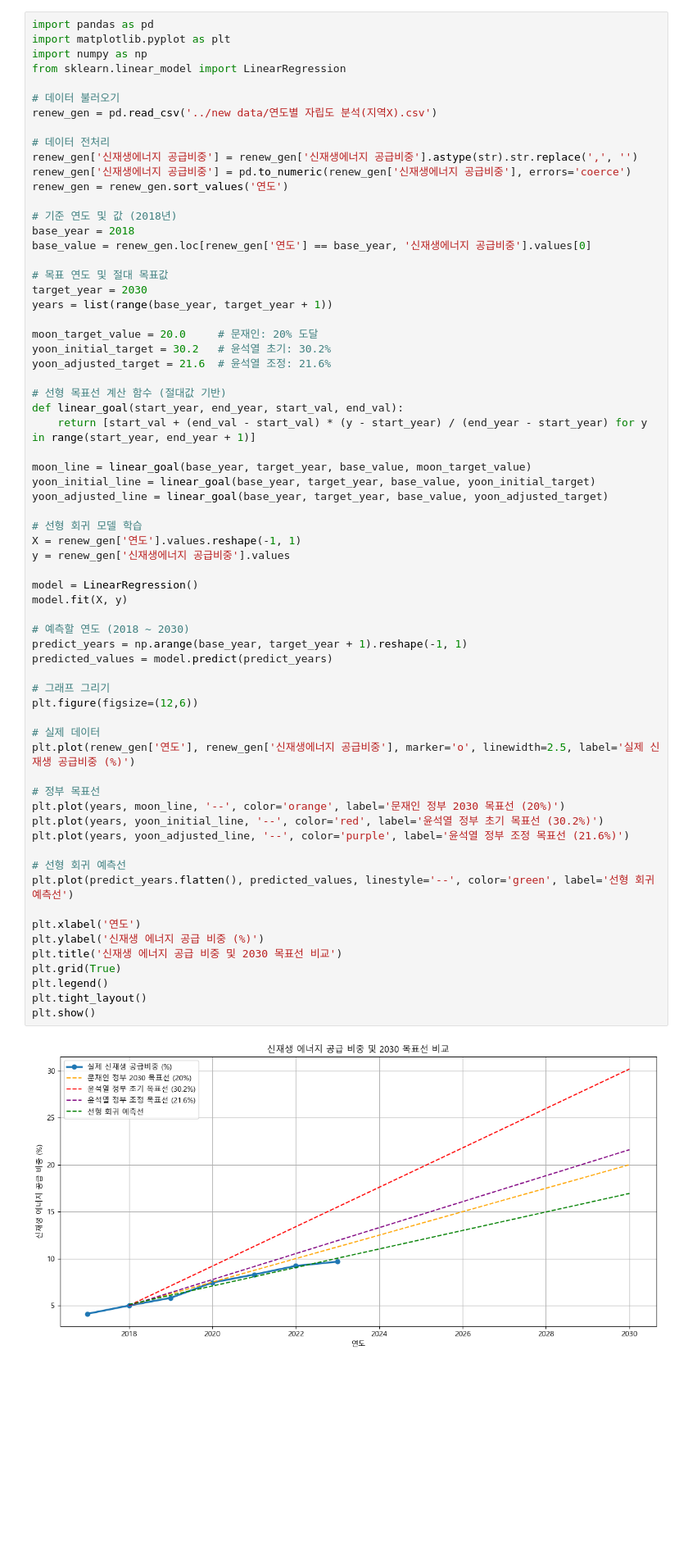
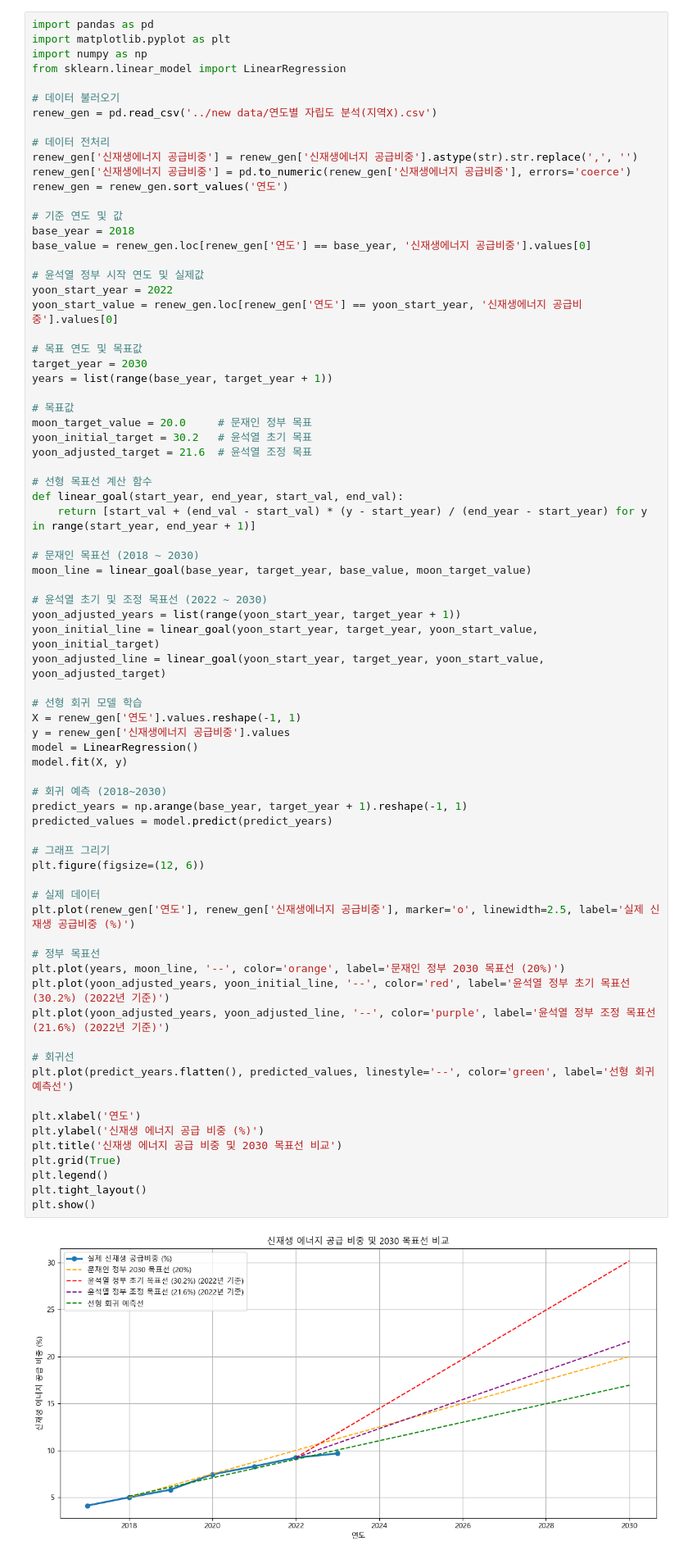
Before and after one commit to TansoZero-Org/TansoZero-Data, a Jupyter notebook: DataMining/정책별_현황.ipynb, the cells around one changed output. Shown at 82% size. Saved outputs shown, nothing was run; the diff lists cells and outputs as text; blank space fills up the shorter version.

```diff
--- a/DataMining/정책별_현황.ipynb
+++ b/DataMining/정책별_현황.ipynb
@@ -209,60 +303,68 @@ renew_gen['신재생에너지 공급비중'] = renew_gen['신재생에너지 공
 renew_gen['신재생에너지 공급비중'] = pd.to_numeric(renew_gen['신재생에너지 공급비중'], errors='coerce')
 renew_gen = renew_gen.sort_values('연도')
 
-# 기준 연도 및 값 (2018년)
+# 기준 연도 및 값
 base_year = 2018
 base_value = renew_gen.loc[renew_gen['연도'] == base_year, '신재생에너지 공급비중'].values[0]
 
-# 목표 연도 및 절대 목표값
+# 윤석열 정부 시작 연도 및 실제값
+yoon_start_year = 2022
+yoon_start_value = renew_gen.loc[renew_gen['연도'] == yoon_start_year, '신재생에너지 공급비중'].values[0]
+
+# 목표 연도 및 목표값
 target_year = 2030
 years = list(range(base_year, target_year + 1))
 
-moon_target_value = 20.0     # 문재인: 20% 도달
-yoon_initial_target = 30.2   # 윤석열 초기: 30.2%
-yoon_adjusted_target = 21.6  # 윤석열 조정: 21.6%
+# 목표값
+moon_target_value = 20.0     # 문재인 정부 목표
+yoon_initial_target = 30.2   # 윤석열 초기 목표
+yoon_adjusted_target = 21.6  # 윤석열 조정 목표
 
-# 선형 목표선 계산 함수 (절대값 기반)
+# 선형 목표선 계산 함수
 def linear_goal(start_year, end_year, start_val, end_val):
     return [start_val + (end_val - start_val) * (y - start_year) / (end_year - start_year) for y in range(start_year, end_year + 1)]
 
+# 문재인 목표선 (2018 ~ 2030)
 moon_line = linear_goal(base_year, target_year, base_value, moon_target_value)
-yoon_initial_line = linear_goal(base_year, target_year, base_value, yoon_initial_target)
-yoon_adjusted_line = linear_goal(base_year, target_year, base_value, yoon_adjusted_target)
+
+# 윤석열 초기 및 조정 목표선 (2022 ~ 2030)
+yoon_adjusted_years = list(range(yoon_start_year, target_year + 1))
+yoon_initial_line = linear_goal(yoon_start_year, target_year, yoon_start_value, yoon_initial_target)
+yoon_adjusted_line = linear_goal(yoon_start_year, target_year, yoon_start_value, yoon_adjusted_target)
 
 # 선형 회귀 모델 학습
 X = renew_gen['연도'].values.reshape(-1, 1)
 y = renew_gen['신재생에너지 공급비중'].values
-
 model = LinearRegression()
 model.fit(X, y)
 
-# 예측할 연도 (2018 ~ 2030)
+# 회귀 예측 (2018~2030)
 predict_years = np.arange(base_year, target_year + 1).reshape(-1, 1)
 predicted_values = model.predict(predict_years)
 
 # 그래프 그리기
-plt.figure(figsize=(12,6))
+plt.figure(figsize=(12, 6))
 
 # 실제 데이터
 plt.plot(renew_gen['연도'], renew_gen['신재생에너지 공급비중'], marker='o', linewidth=2.5, label='실제 신재생 공급비중 (%)')
 
 # 정부 목표선
 plt.plot(years, moon_line, '--', color='orange', label='문재인 정부 2030 목표선 (20%)')
-plt.plot(years, yoon_initial_line, '--', color='red', label='윤석열 정부 초기 목표선 (30.2%)')
-plt.plot(years, yoon_adjusted_line, '--', color='purple', label='윤석열 정부 조정 목표선 (21.6%)')
+plt.plot(yoon_adjusted_years, yoon_initial_line, '--', color='red', label='윤석열 정부 초기 목표선 (30.2%) (2022년 기준)')
+plt.plot(yoon_adjusted_years, yoon_adjusted_line, '--', color='purple', label='윤석열 정부 조정 목표선 (21.6%) (2022년 기준)')
 
-# 선형 회귀 예측선
+# 회귀선
 plt.plot(predict_years.flatten(), predicted_values, linestyle='--', color='green', label='선형 회귀 예측선')
 
 plt.xlabel('연도')
 plt.ylabel('신재생 에너지 공급 비중 (%)')
 plt.title('신재생 에너지 공급 비중 및 2030 목표선 비교')
 plt.grid(True)
 plt.legend()
 plt.tight_layout()
 plt.show()
 # %% [output]
-[figure, old version]
+[figure, new version]
 # %%
 import pandas as pd
 import matplotlib.pyplot as plt
```
Also changed, not shown: parts of 7 cells of this notebook.
